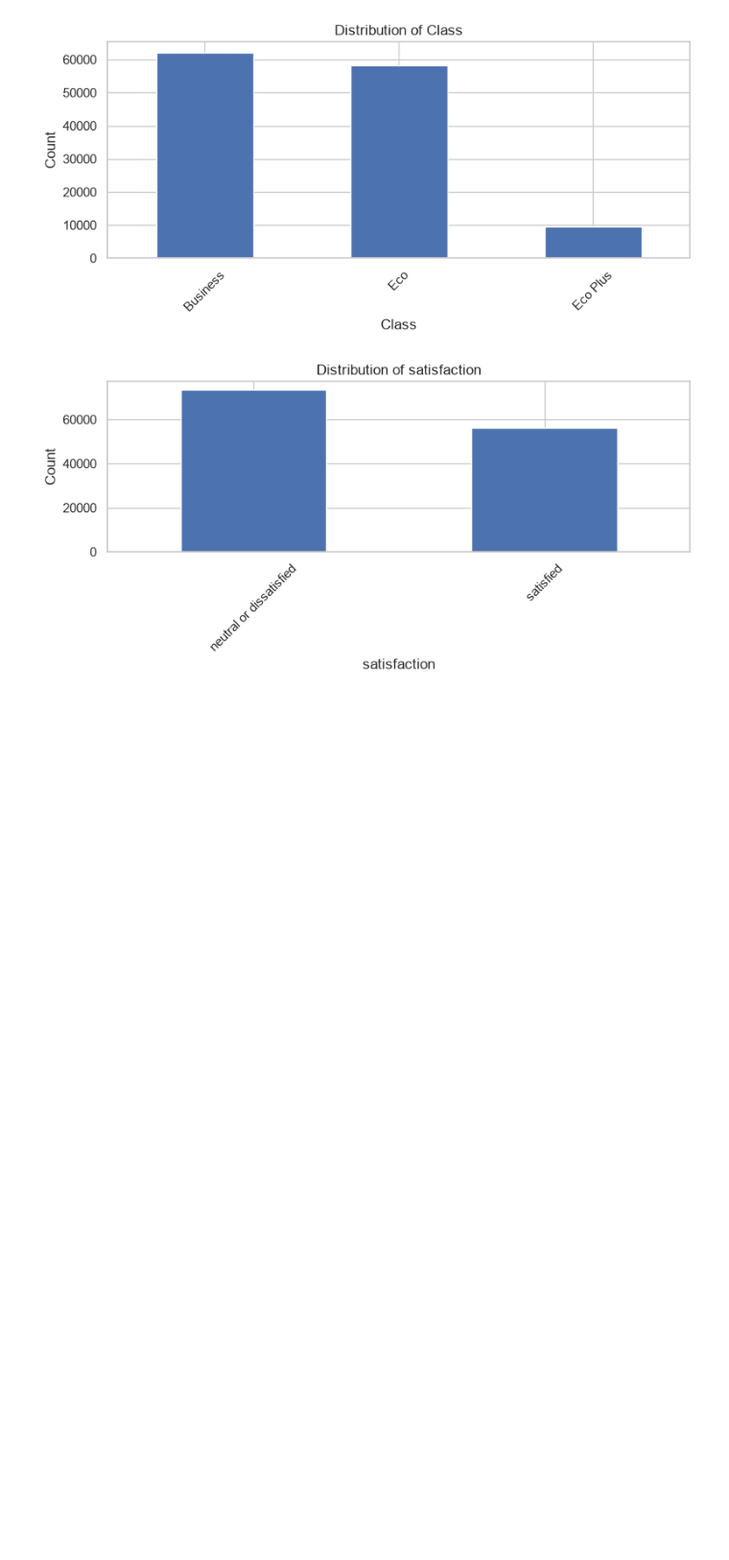
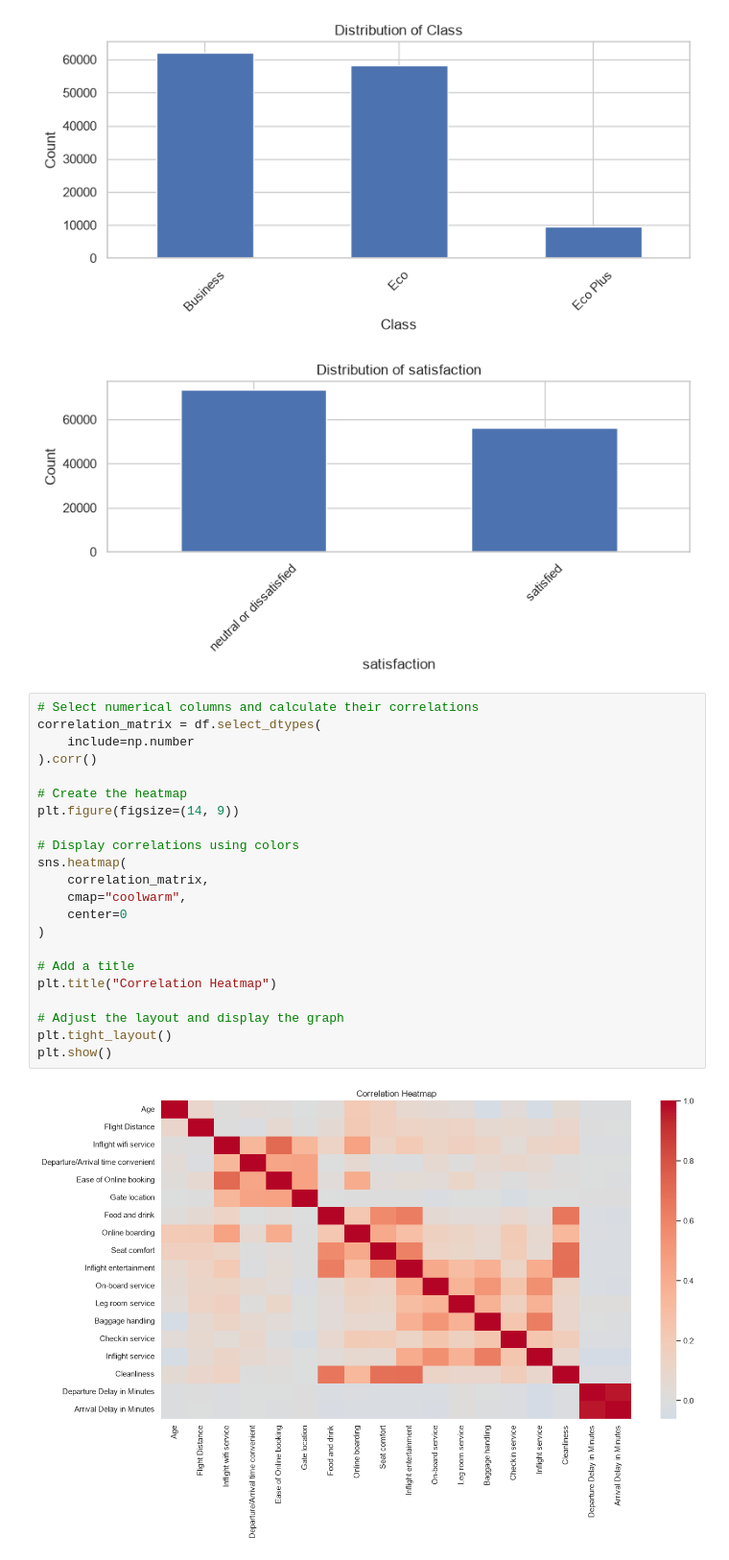
Before and after one commit to Meghana-PV/ml_caseStudy, a Jupyter notebook: notebooks/clustering.ipynb, the cells around one changed output. Shown at 96% size. Cells and saved outputs as stored; diff of their text form; blank space fills up the shorter version.

```diff
--- a/notebooks/clustering.ipynb
+++ b/notebooks/clustering.ipynb
@@ -171,3 +171,27 @@ for col in categorical_cols:
 [figure]
 [figure]
 [figure]
+# %%
+# Select numerical columns and calculate their correlations
+correlation_matrix = df.select_dtypes(
+    include=np.number
+).corr()
+
+# Create the heatmap
+plt.figure(figsize=(14, 9))
+
+# Display correlations using colors
+sns.heatmap(
+    correlation_matrix,
+    cmap="coolwarm",
+    center=0
+)
+
+# Add a title
+plt.title("Correlation Heatmap")
+
+# Adjust the layout and display the graph
+plt.tight_layout()
+plt.show()
+# %% [output]
+[figure, added]
```
Also changed, not shown: parts of 4 cells of this notebook.
